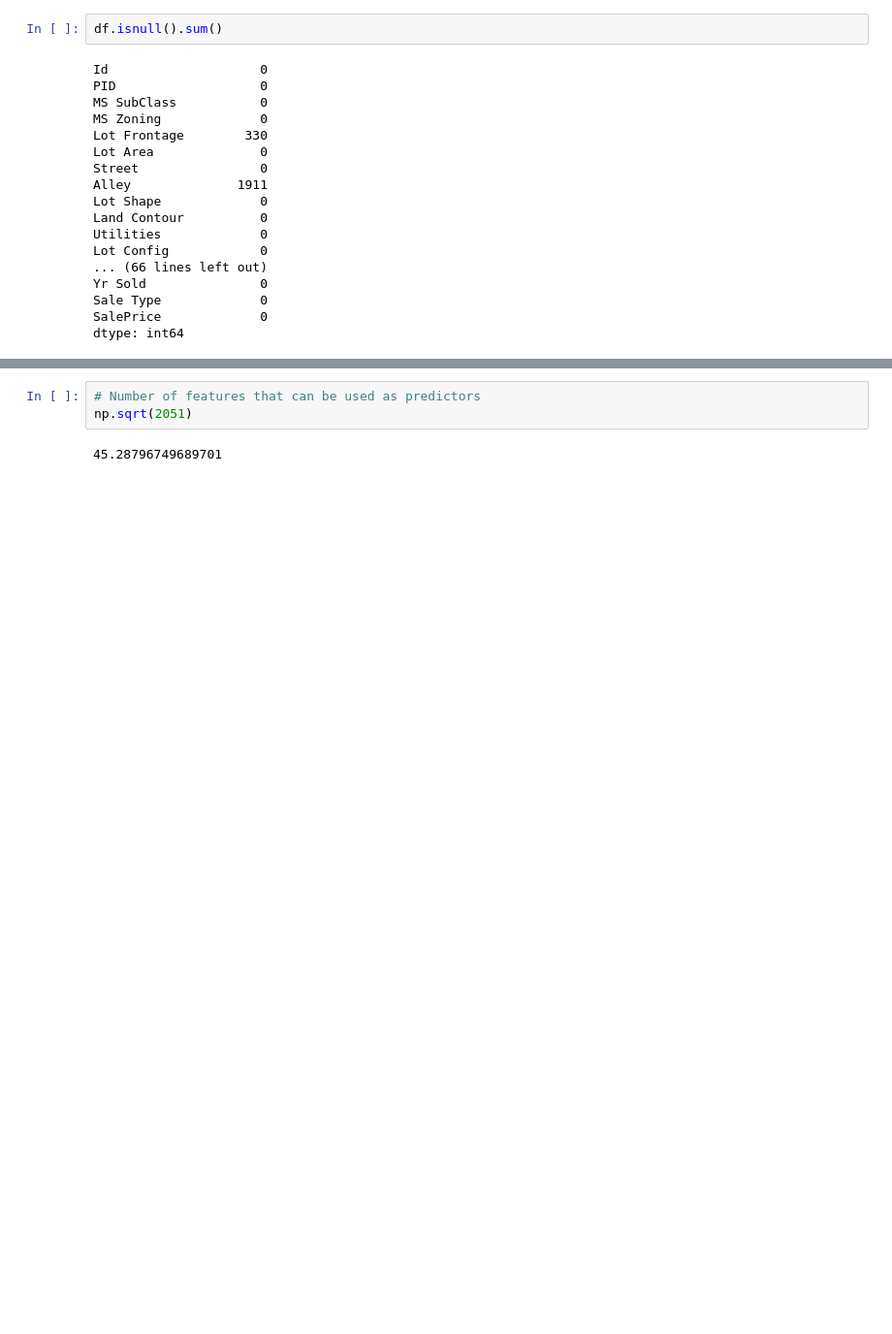
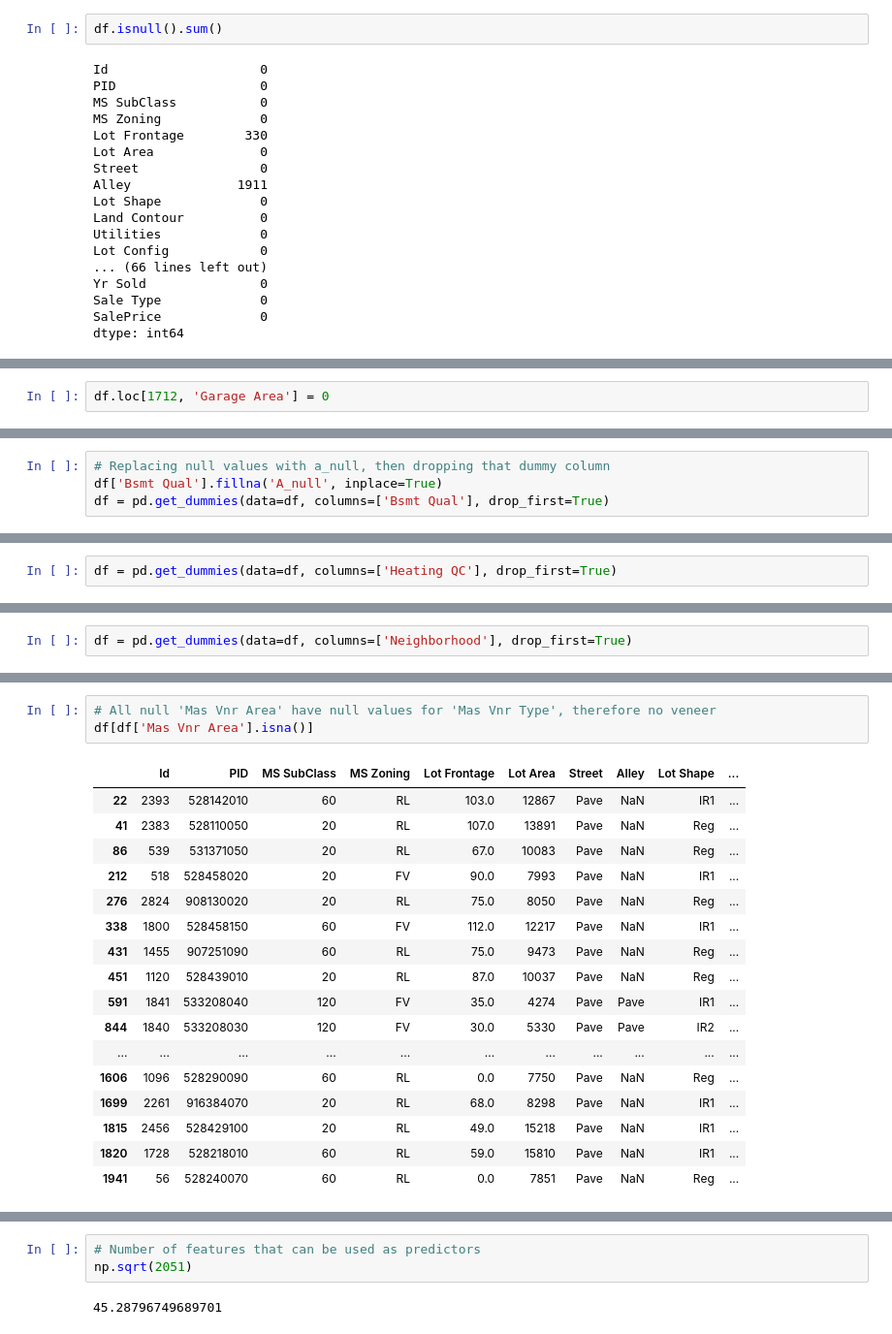
Before and after one commit to ethankuehl/Kaggle_housing_price_predictor, a Jupyter notebook: Ethan-Kuehl-Project-2.ipynb, the cells around one changed output, grey strips where cells are left out. Shown at 97% size. Saved outputs shown, nothing was run; the diff lists cells and outputs as text; blank space fills up the shorter version.

```diff
--- a/Ethan-Kuehl-Project-2.ipynb
+++ b/Ethan-Kuehl-Project-2.ipynb
@@ -93,0 +178,2 @@ df[df['Lot Frontage'].isna()]
+# %%
+df.loc[1712, 'Garage Area'] = 0
@@ -93,0 +216,4 @@ df[df['Lot Frontage'].isna()]
+# %%
+# Replacing null values with a_null, then dropping that dummy column
+df['Bsmt Qual'].fillna('A_null', inplace=True)
+df = pd.get_dummies(data=df, columns=['Bsmt Qual'], drop_first=True)
@@ -93,0 +229,2 @@ df[df['Lot Frontage'].isna()]
+# %%
+df = pd.get_dummies(data=df, columns=['Heating QC'], drop_first=True)
@@ -93,0 +262,2 @@ df[df['Lot Frontage'].isna()]
+# %%
+df = pd.get_dummies(data=df, columns=['Neighborhood'], drop_first=True)
@@ -93,0 +284,21 @@ df[df['Lot Frontage'].isna()]
+# %%
+# All null 'Mas Vnr Area' have null values for 'Mas Vnr Type', therefore no veneer
+df[df['Mas Vnr Area'].isna()]
+# %% [output]
+|  | Id | PID | MS SubClass | MS Zoning | Lot Frontage | Lot Area | Street | Alley | Lot Shape | ... |
+| 22 | 2393 | 528142010 | 60 | RL | 103.0 | 12867 | Pave | NaN | IR1 | ... |
+| 41 | 2383 | 528110050 | 20 | RL | 107.0 | 13891 | Pave | NaN | Reg | ... |
+| 86 | 539 | 531371050 | 20 | RL | 67.0 | 10083 | Pave | NaN | Reg | ... |
+| 212 | 518 | 528458020 | 20 | FV | 90.0 | 7993 | Pave | NaN | IR1 | ... |
+| 276 | 2824 | 908130020 | 20 | RL | 75.0 | 8050 | Pave | NaN | Reg | ... |
+| 338 | 1800 | 528458150 | 60 | FV | 112.0 | 12217 | Pave | NaN | IR1 | ... |
+| 431 | 1455 | 907251090 | 60 | RL | 75.0 | 9473 | Pave | NaN | Reg | ... |
+| 451 | 1120 | 528439010 | 20 | RL | 87.0 | 10037 | Pave | NaN | Reg | ... |
+| 591 | 1841 | 533208040 | 120 | FV | 35.0 | 4274 | Pave | Pave | IR1 | ... |
+| 844 | 1840 | 533208030 | 120 | FV | 30.0 | 5330 | Pave | Pave | IR2 | ... |
+| ... | ... | ... | ... | ... | ... | ... | ... | ... | ... | ... |
+| 1606 | 1096 | 528290090 | 60 | RL | 0.0 | 7750 | Pave | NaN | Reg | ... |
+| 1699 | 2261 | 916384070 | 20 | RL | 68.0 | 8298 | Pave | NaN | IR1 | ... |
+| 1815 | 2456 | 528429100 | 20 | RL | 49.0 | 15218 | Pave | NaN | IR1 | ... |
+| 1820 | 1728 | 528218010 | 60 | RL | 59.0 | 15810 | Pave | NaN | IR1 | ... |
+| 1941 | 56 | 528240070 | 60 | RL | 0.0 | 7851 | Pave | NaN | Reg | ... |
```
Also changed, not shown: parts of 72 cells of this notebook, 11 other files.
